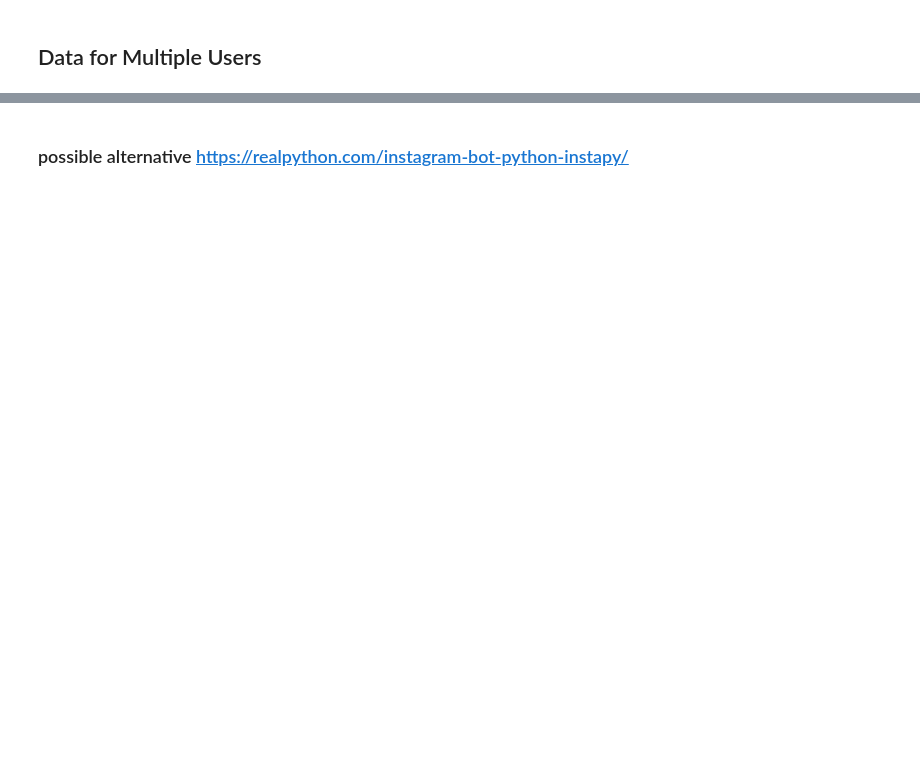
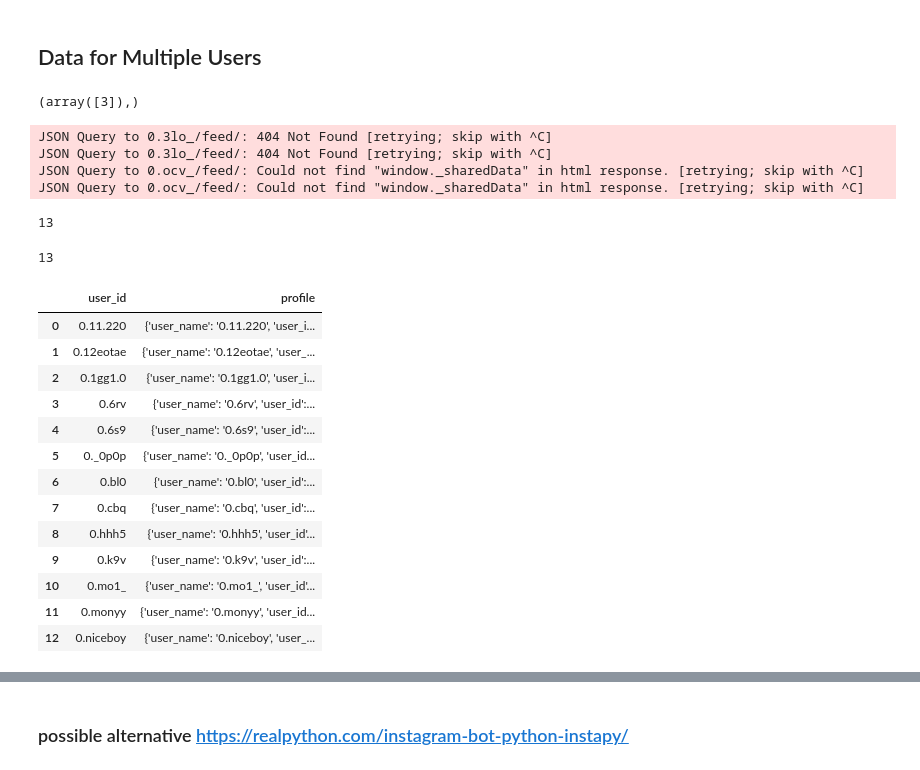
Before and after one commit to yuchild/mntn_insta, a Jupyter notebook: insta_api_exploration.ipynb, the cells around one changed output, grey strips where cells are left out. Drawn from its saved outputs; the diff is of its cells as text; code cells hidden in the pictures; blank space fills up the shorter version.

```diff
--- a/insta_api_exploration.ipynb
+++ b/insta_api_exploration.ipynb
@@ -478,0 +518,40 @@ def download_instaloader(lst):
+# %%
+np.where(unique_ids == '0.3lo_')
+# %% [output]
+(array([3]),)
+# %%
+name_lst, lst_dict = download_instaloader(unique_ids[:15])
+# %% [output]
+JSON Query to 0.3lo_/feed/: 404 Not Found [retrying; skip with ^C]
+JSON Query to 0.3lo_/feed/: 404 Not Found [retrying; skip with ^C]
+JSON Query to 0.ocv_/feed/: Could not find "window._sharedData" in html response. [retrying; skip with ^C]
+JSON Query to 0.ocv_/feed/: Could not find "window._sharedData" in html response. [retrying; skip with ^C]
+# %%
+len(name_lst)
+# %% [output]
+13
+# %%
+len(lst_dict)
+# %% [output]
+13
+# %%
+df = pd.DataFrame({'user_id': name_lst
+                   , 'profile': lst_dict
+                  }
+                 )
+df
+# %% [output]
+|  | user_id | profile |
+| 0 | 0.11.220 | {'user_name': '0.11.220', 'user_i... |
+| 1 | 0.12eotae | {'user_name': '0.12eotae', 'user_... |
+| 2 | 0.1gg1.0 | {'user_name': '0.1gg1.0', 'user_i... |
+| 3 | 0.6rv | {'user_name': '0.6rv', 'user_id':... |
+| 4 | 0.6s9 | {'user_name': '0.6s9', 'user_id':... |
+| 5 | 0._0p0p | {'user_name': '0._0p0p', 'user_id... |
+| 6 | 0.bl0 | {'user_name': '0.bl0', 'user_id':... |
+| 7 | 0.cbq | {'user_name': '0.cbq', 'user_id':... |
+| 8 | 0.hhh5 | {'user_name': '0.hhh5', 'user_id'... |
+| 9 | 0.k9v | {'user_name': '0.k9v', 'user_id':... |
+| 10 | 0.mo1_ | {'user_name': '0.mo1_', 'user_id'... |
+| 11 | 0.monyy | {'user_name': '0.monyy', 'user_id... |
+| 12 | 0.niceboy | {'user_name': '0.niceboy', 'user_... |
```
Also changed, not shown: parts of 7 cells of this notebook.
